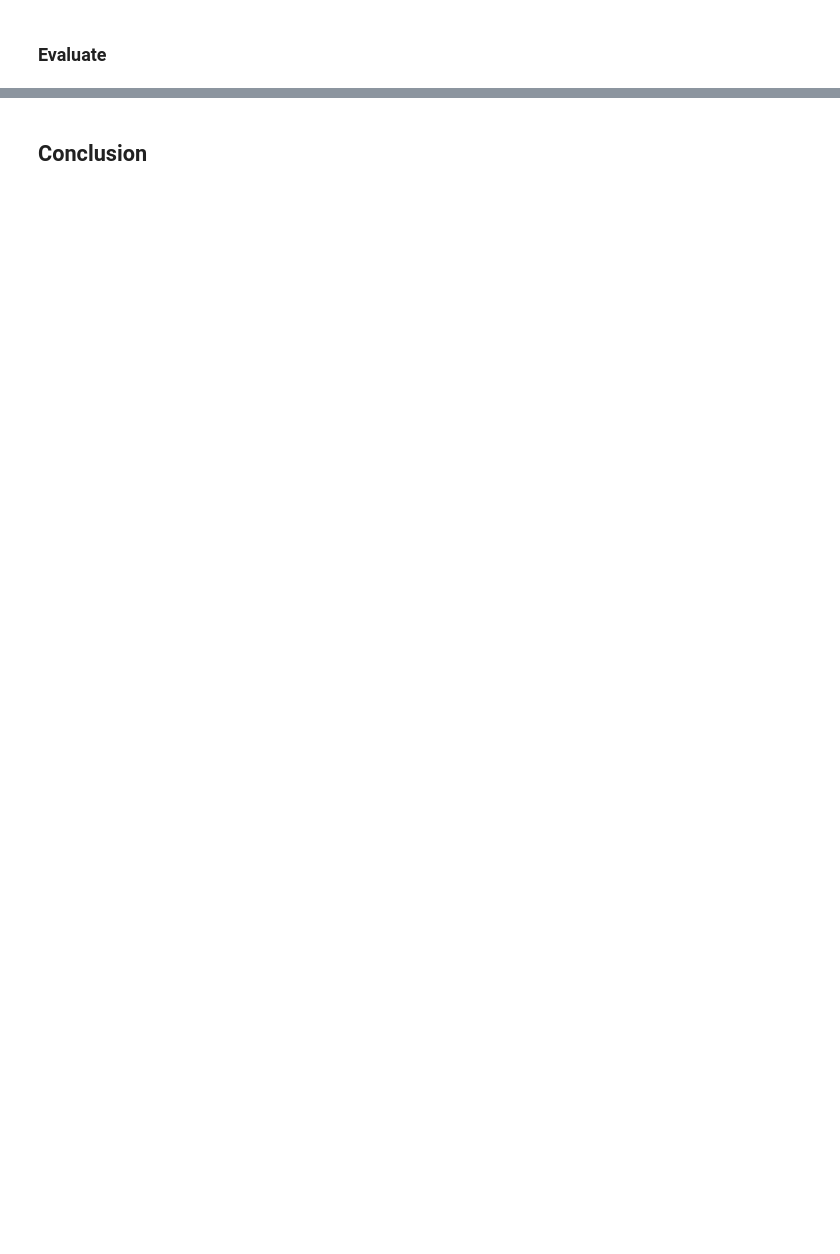
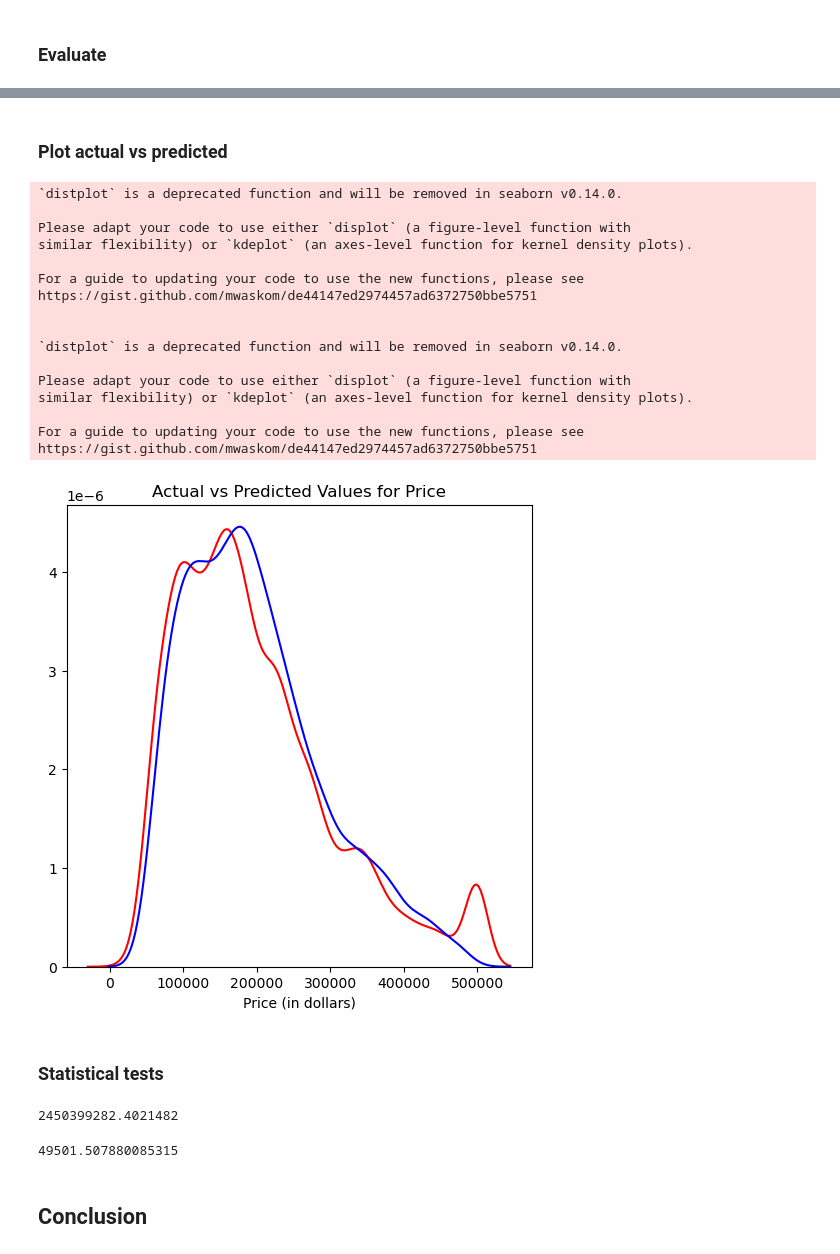
Before and after one commit to Jainlo/cali-housing-prices, a Jupyter notebook: src/Lujain.ipynb, the cells around one changed output, grey strips where cells are left out. Saved outputs shown, nothing was run; the diff lists cells and outputs as text; code cells hidden in the pictures; blank space fills up the shorter version.

```diff
--- a/src/Lujain.ipynb
+++ b/src/Lujain.ipynb
@@ -181,0 +313,4 @@ best_RFR_model.fit(X_train, y_train)
+# %%
+# auto should be replaced with 1.0 in newer versions or not specified as its the default
+best_RFR_model = RandomForestRegressor(bootstrap = True, max_depth= 30, min_samples_leaf= 2, min_samples_split=2, n_estimators =100)
+best_RFR_model.fit(X_train, y_train)
@@ -187,2 +339,51 @@ print({'actual': y_test, 'predicted': y_pred})
+# %% [markdown]
+### Plot actual vs predicted
+# %%
+plt.figure(figsize=(6, 6))
+
+# use displot for newer versions
+ax1 = sns.distplot(cali['median_house_value'], hist=False, color="r", label="Actual Values")
+sns.distplot(y_pred, hist=False, color="b", label="Predicted Values" , ax=ax1)
+
+
+plt.title('Actual vs Predicted Values for Price')
+plt.xlabel('Price (in dollars)')
+plt.ylabel('')
+
+plt.show()
+plt.close()
+# %% [output]
+`distplot` is a deprecated function and will be removed in seaborn v0.14.0.
+
+Please adapt your code to use either `displot` (a figure-level function with
+similar flexibility) or `kdeplot` (an axes-level function for kernel density plots).
+
+For a guide to updating your code to use the new functions, please see
+https://gist.github.com/mwaskom/de44147ed2974457ad6372750bbe5751
+
+
+`distplot` is a deprecated function and will be removed in seaborn v0.14.0.
+
+Please adapt your code to use either `displot` (a figure-level function with
+similar flexibility) or `kdeplot` (an axes-level function for kernel density plots).
+
+For a guide to updating your code to use the new functions, please see
+https://gist.github.com/mwaskom/de44147ed2974457ad6372750bbe5751
+[figure, added]
+# %% [markdown]
+### Statistical tests
+# %%
+# check MSE
+mse = mean_squared_error(y_test, y_pred)
+mse
+# 2450399282.4021482
+# %% [output]
+2450399282.4021482
+# %%
+# check rmse
+math.sqrt(mse)
+# 49501.507880085315
+# %% [output]
+49501.507880085315
 # %% [markdown]
 ## Conclusion
```
Also changed, not shown: parts of 26 cells of this notebook.
